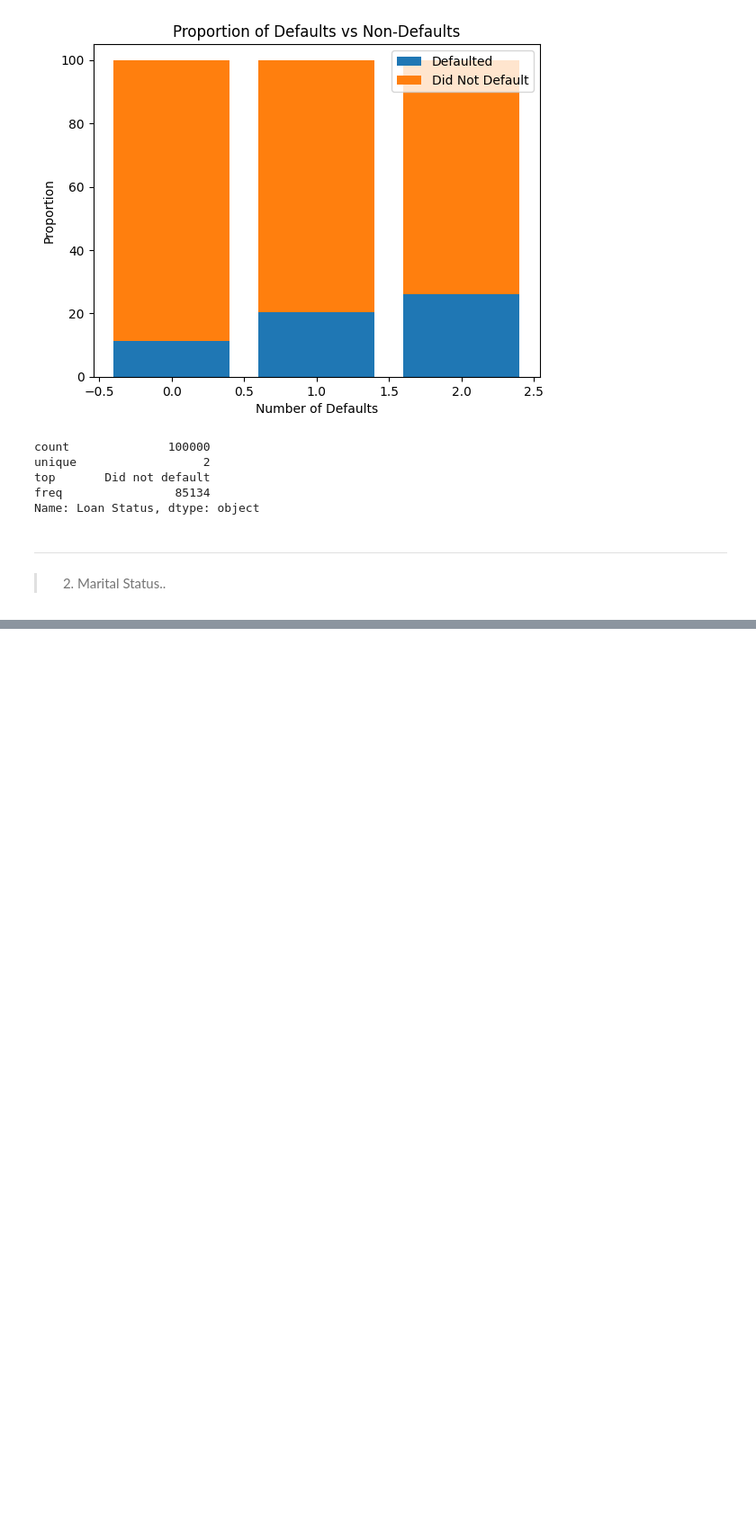
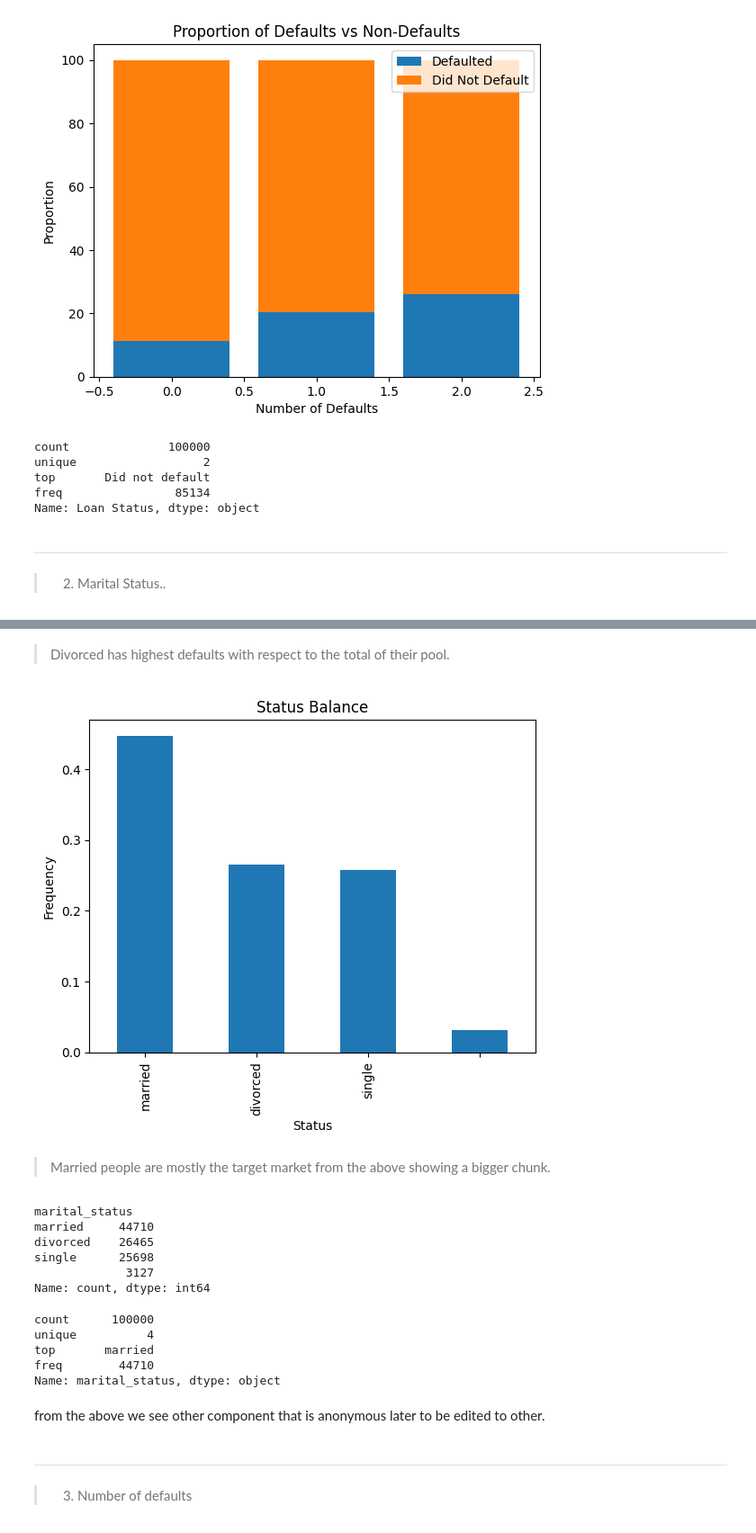
Before and after one commit to RonChits/Default-Probability, a Jupyter notebook: Default_Probability.ipynb, the cells around one changed output, grey strips where cells are left out. Shown at 90% size. Saved outputs shown, nothing was run; the diff lists cells and outputs as text; code cells hidden in the pictures; blank space fills up the shorter version.

```diff
--- a/Default_Probability.ipynb
+++ b/Default_Probability.ipynb
@@ -488,0 +526,39 @@ Name: Loan Status, dtype: object
+# %% [markdown]
+> Divorced has highest defaults with respect to the total of their pool.
+# %%
+# Plot class balance
+df["marital_status"].value_counts(normalize=True).plot(
+    kind="bar",
+    xlabel="Status",
+    ylabel="Frequency",
+    title="Status Balance"
+);
+# %% [output]
+[figure, added]
+# %% [markdown]
+> Married people are mostly the target market from the above showing a bigger chunk.
+# %%
+print(df['marital_status'].value_counts())
+# %% [output]
+marital_status
+married     44710
+divorced    26465
+single      25698
+             3127
+Name: count, dtype: int64
+# %%
+df['marital_status'].describe()
+# %% [output]
+count      100000
+unique          4
+top       married
+freq        44710
+Name: marital_status, dtype: object
+# %% [markdown]
+from the above we see other component that is anonymous later to be edited to other.
+# %% [markdown]
+
+
+---
+# %% [markdown]
+>3. Number of defaults
```
Also changed, not shown: parts of 34 cells of this notebook.
